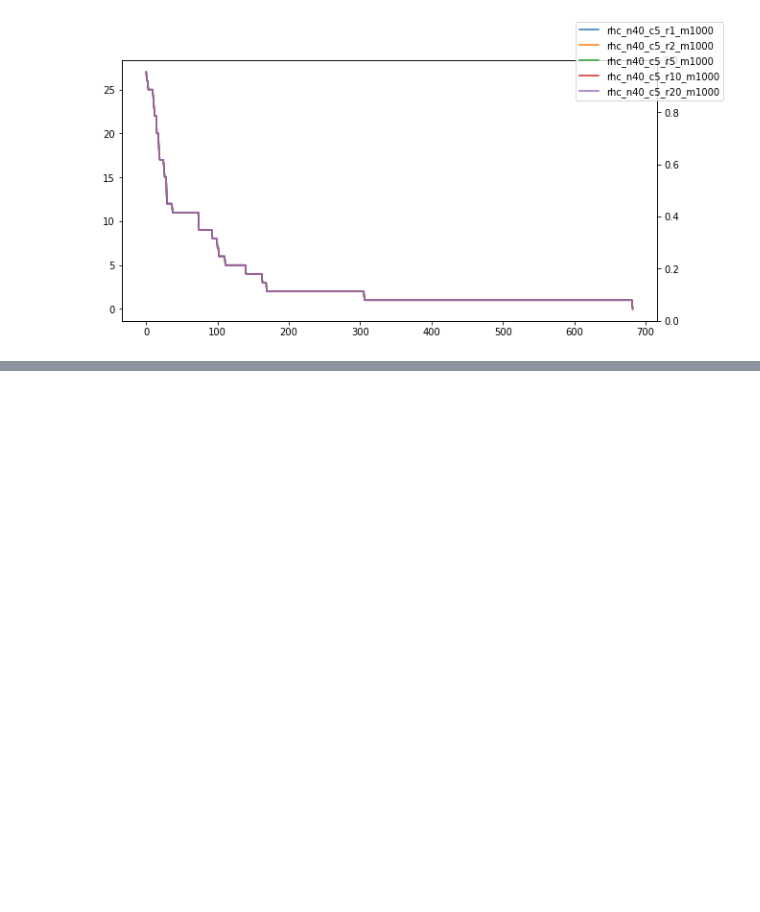
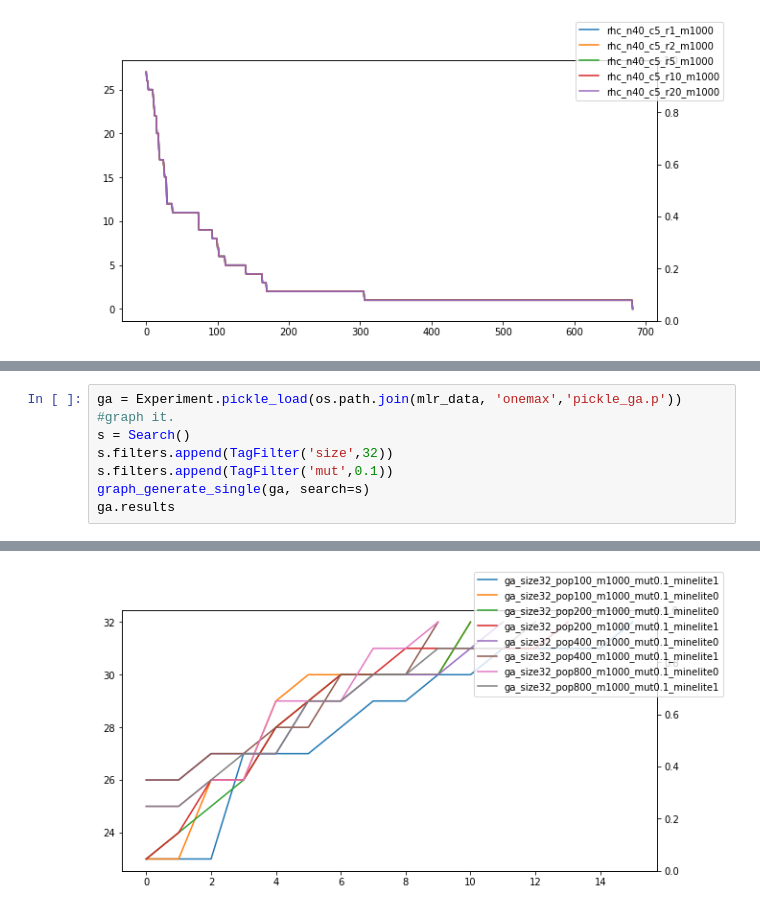
Before and after one commit to patrickdmiller/random_optimization, a Jupyter notebook: jupyter/experiments.ipynb, the cells around one changed output, grey strips where cells are left out. Saved outputs shown, nothing was run; the diff lists cells and outputs as text; blank space fills up the shorter version.

```diff
--- a/jupyter/experiments.ipynb
+++ b/jupyter/experiments.ipynb
@@ -143,0 +186,9 @@ graph_generate_single(rhc, search=s)
+# %%
+ga = Experiment.pickle_load(os.path.join(mlr_data, 'onemax','pickle_ga.p'))
+#graph it.
+s = Search()
+s.filters.append(TagFilter('size',32))
+s.filters.append(TagFilter('mut',0.1))
+graph_generate_single(ga, search=s)
+ga.results
+# %% [output]
@@ -143,0 +212 @@ graph_generate_single(rhc, search=s)
+[figure, added]
```
Also changed, not shown: parts of 5 cells of this notebook, 3 other files.
